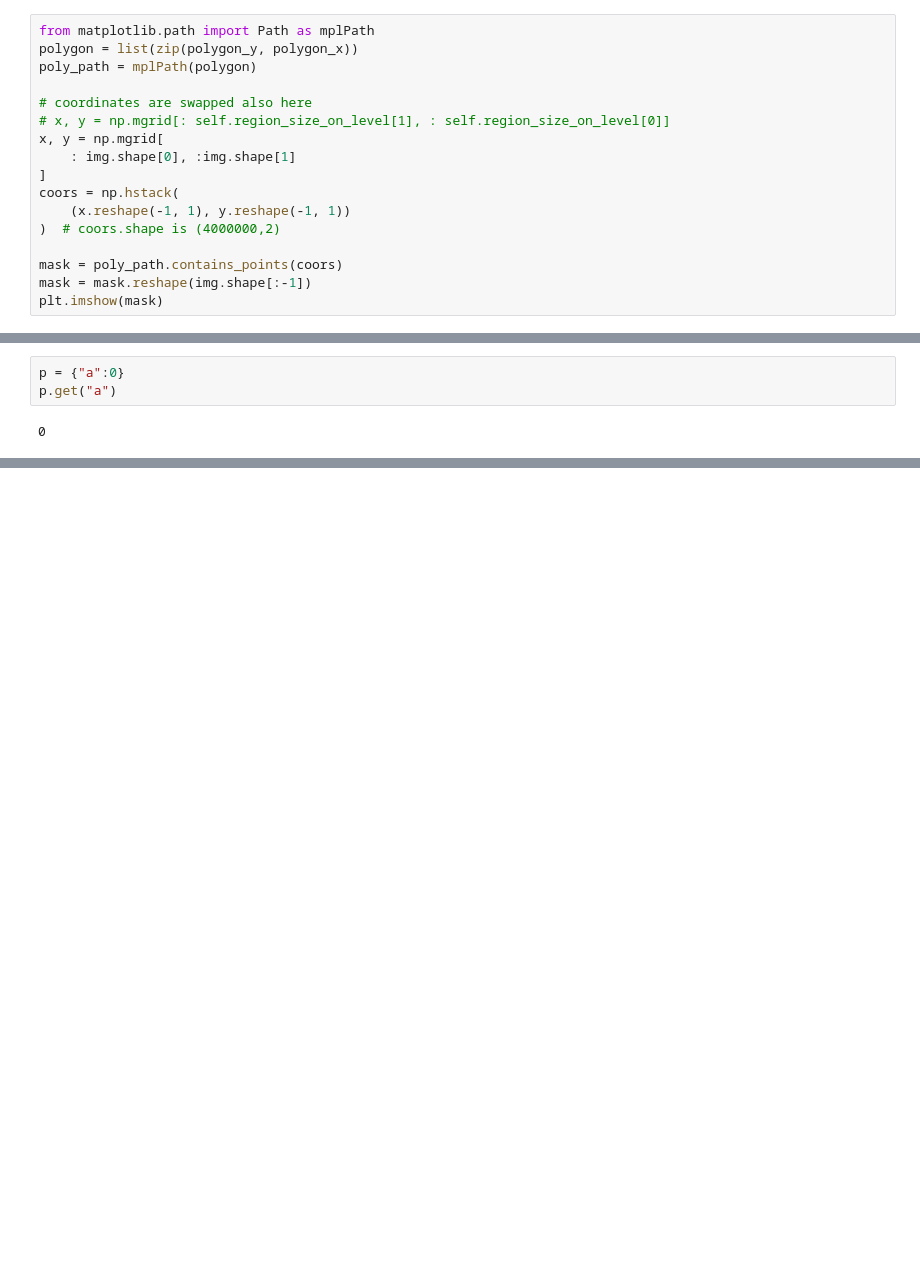
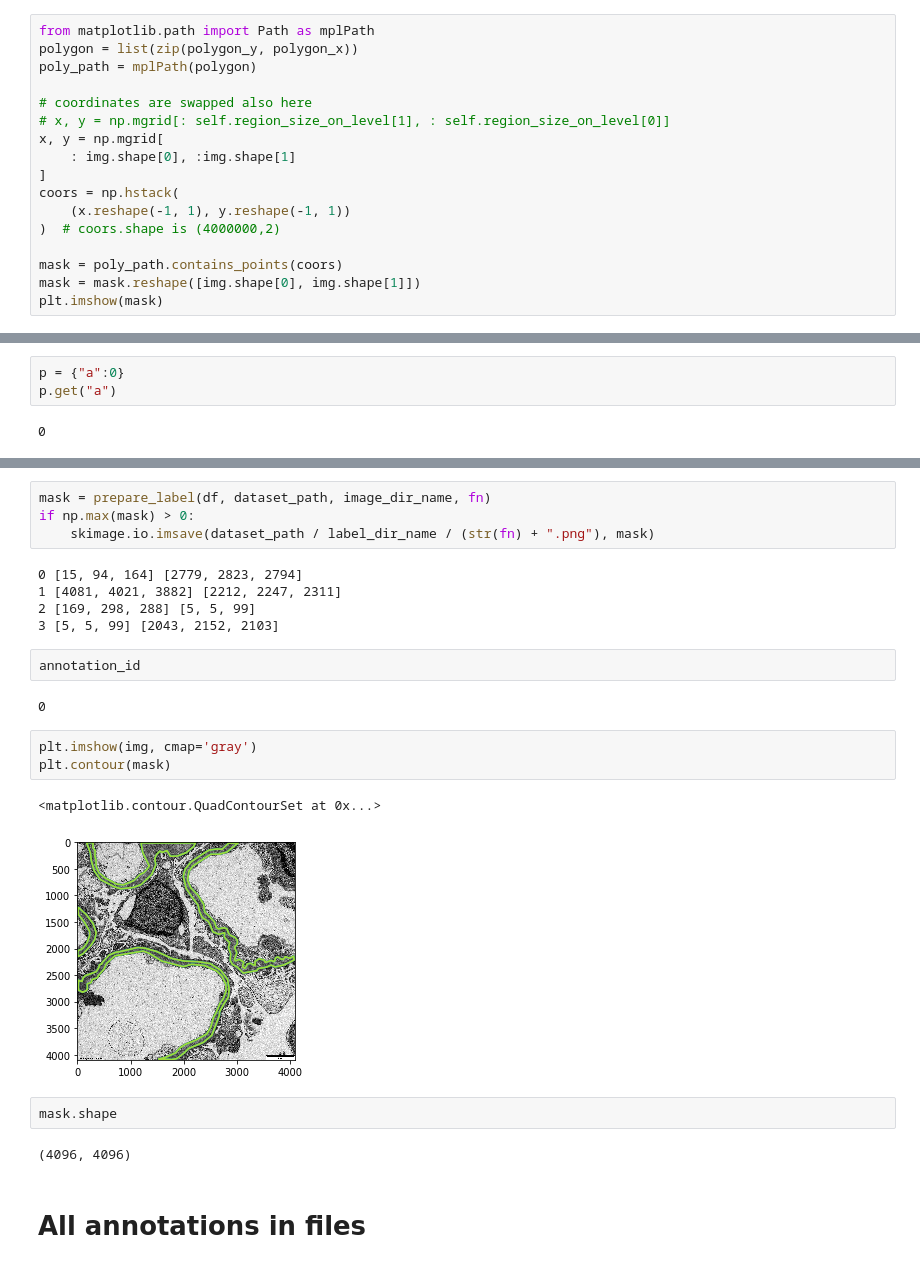
Before and after one commit to mjirik/gbmseg, a Jupyter notebook: devel/GBM_annotation.ipynb, the cells around one changed output, grey strips where cells are left out. Saved outputs shown, nothing was run; the diff lists cells and outputs as text; blank space fills up the shorter version.

```diff
--- a/devel/GBM_annotation.ipynb
+++ b/devel/GBM_annotation.ipynb
@@ -97,7 +112,7 @@ coors = np.hstack(
 )  # coors.shape is (4000000,2)
 
 mask = poly_path.contains_points(coors)
-mask = mask.reshape(img.shape[:-1])
+mask = mask.reshape([img.shape[0], img.shape[1]])
 plt.imshow(mask)
 # %% [output]
 <matplotlib.image.AxesImage at 0x...>
@@ -144,0 +206,25 @@ p.get("a")
+# %%
+mask = prepare_label(df, dataset_path, image_dir_name, fn)
+if np.max(mask) > 0:
+    skimage.io.imsave(dataset_path / label_dir_name / (str(fn) + ".png"), mask)
+# %% [output]
+0 [15, 94, 164] [2779, 2823, 2794]
+1 [4081, 4021, 3882] [2212, 2247, 2311]
+2 [169, 298, 288] [5, 5, 99]
+3 [5, 5, 99] [2043, 2152, 2103]
+# %%
+annotation_id
+# %% [output]
+0
+# %%
+plt.imshow(img, cmap='gray')
+plt.contour(mask)
+# %% [output]
+<matplotlib.contour.QuadContourSet at 0x...>
+[figure, added]
+# %%
+mask.shape
+# %% [output]
+(4096, 4096)
+# %% [markdown]
+# All annotations in files
```
Also changed, not shown: parts of 9 cells of this notebook, 2 other files.
